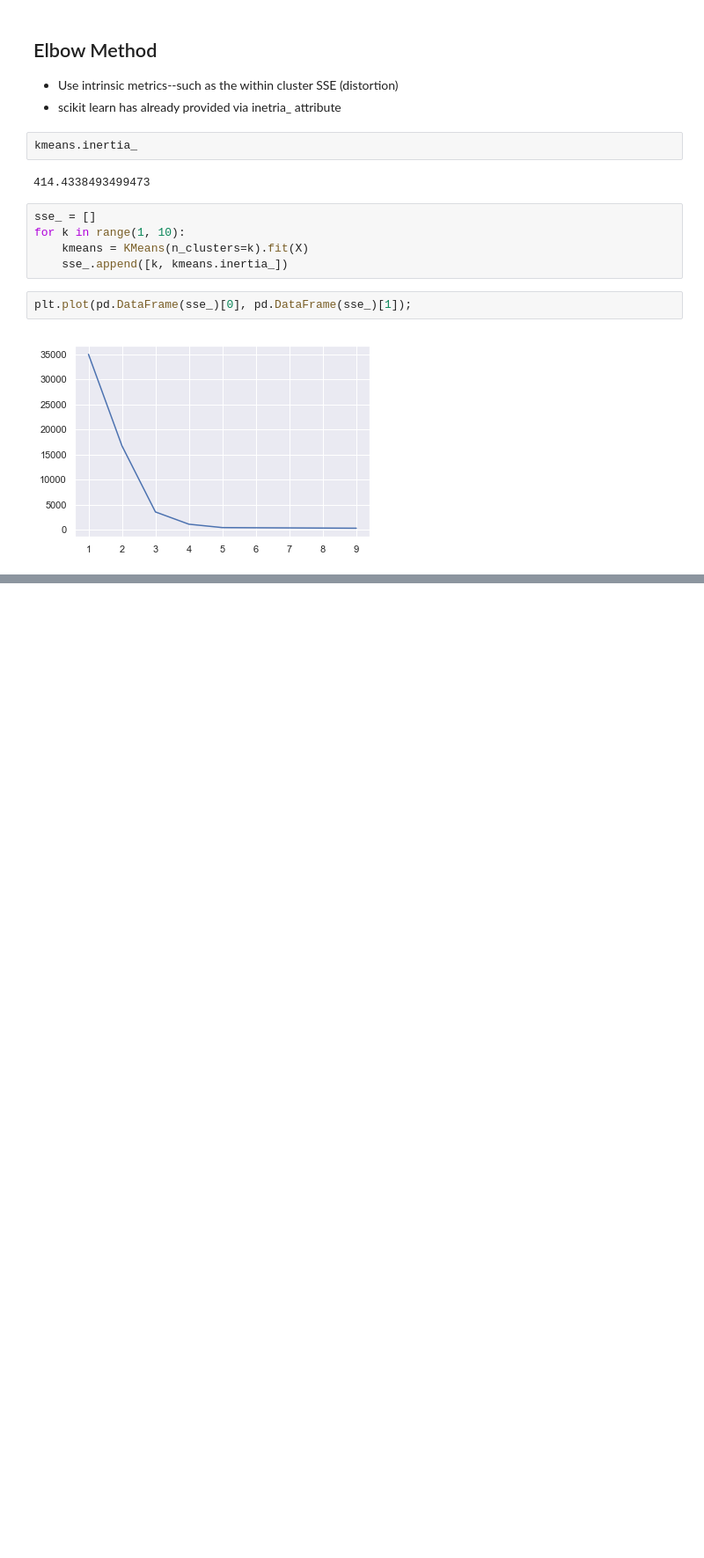
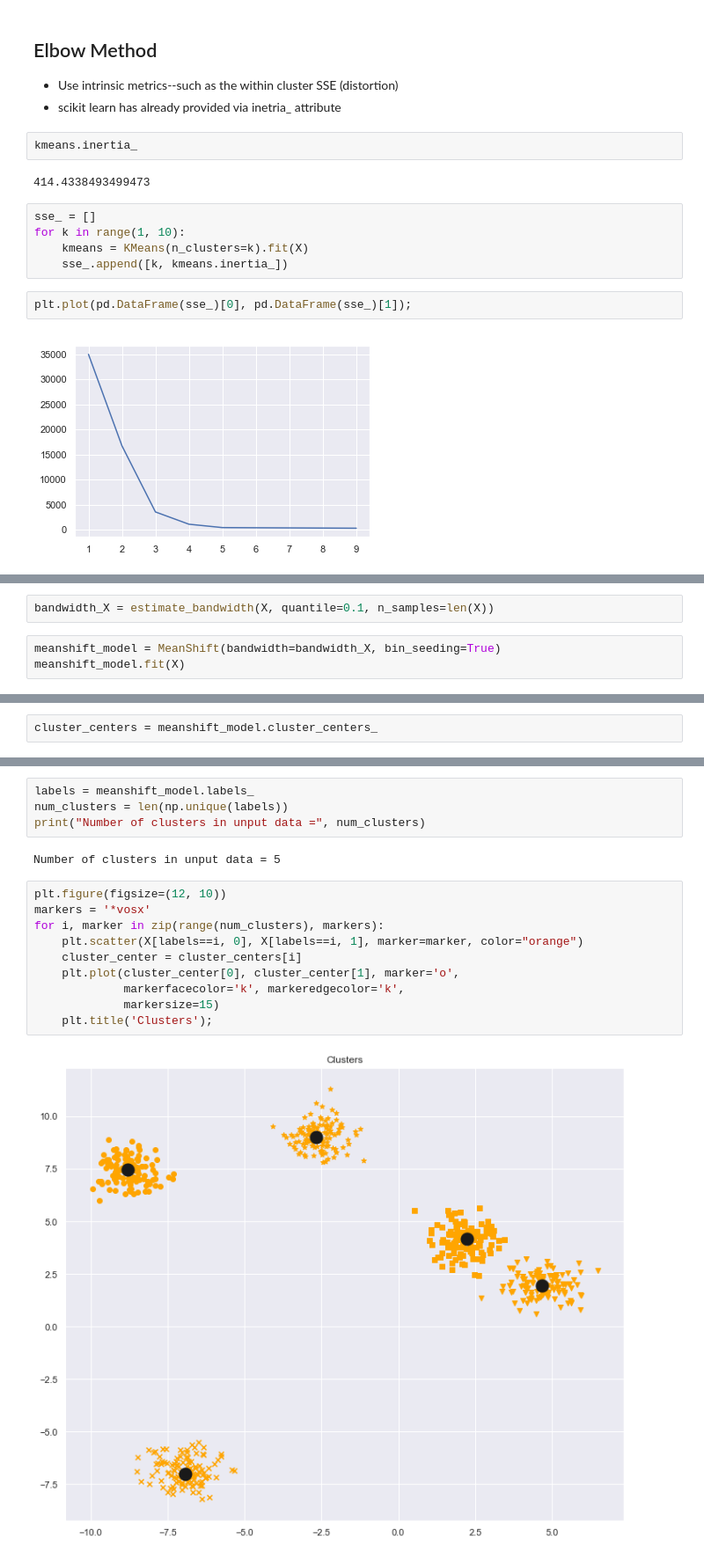
Before and after one commit to jacobskr/ML_Python, a Jupyter notebook: The Complete Machine Learning Course/Projects/Section 10 - Clustering/Clustering.ipynb, the cells around one changed output, grey strips where cells are left out. Shown at 88% size. Cells and saved outputs as stored; diff of their text form; blank space fills up the shorter version.

```diff
--- a/The Complete Machine Learning Course/Projects/Section 10 - Clustering/Clustering.ipynb
+++ b/The Complete Machine Learning Course/Projects/Section 10 - Clustering/Clustering.ipynb
@@ -293,0 +340,5 @@ plt.plot(pd.DataFrame(sse_)[0], pd.DataFrame(sse_)[1]);
+# %%
+bandwidth_X = estimate_bandwidth(X, quantile=0.1, n_samples=len(X))
+# %%
+meanshift_model = MeanShift(bandwidth=bandwidth_X, bin_seeding=True)
+meanshift_model.fit(X)
@@ -293,0 +348,2 @@ plt.plot(pd.DataFrame(sse_)[0], pd.DataFrame(sse_)[1]);
+# %%
+cluster_centers = meanshift_model.cluster_centers_
@@ -293,0 +359,18 @@ plt.plot(pd.DataFrame(sse_)[0], pd.DataFrame(sse_)[1]);
+# %%
+labels = meanshift_model.labels_
+num_clusters = len(np.unique(labels))
+print("Number of clusters in unput data =", num_clusters)
+# %% [output]
+Number of clusters in unput data = 5
+# %%
+plt.figure(figsize=(12, 10))
+markers = '*vosx'
+for i, marker in zip(range(num_clusters), markers):
+    plt.scatter(X[labels==i, 0], X[labels==i, 1], marker=marker, color="orange")
+    cluster_center = cluster_centers[i]
+    plt.plot(cluster_center[0], cluster_center[1], marker='o',
+             markerfacecolor='k', markeredgecolor='k',
+             markersize=15)
+    plt.title('Clusters');
+# %% [output]
+[figure, added]
```
Also changed, not shown: parts of 10 cells of this notebook.
